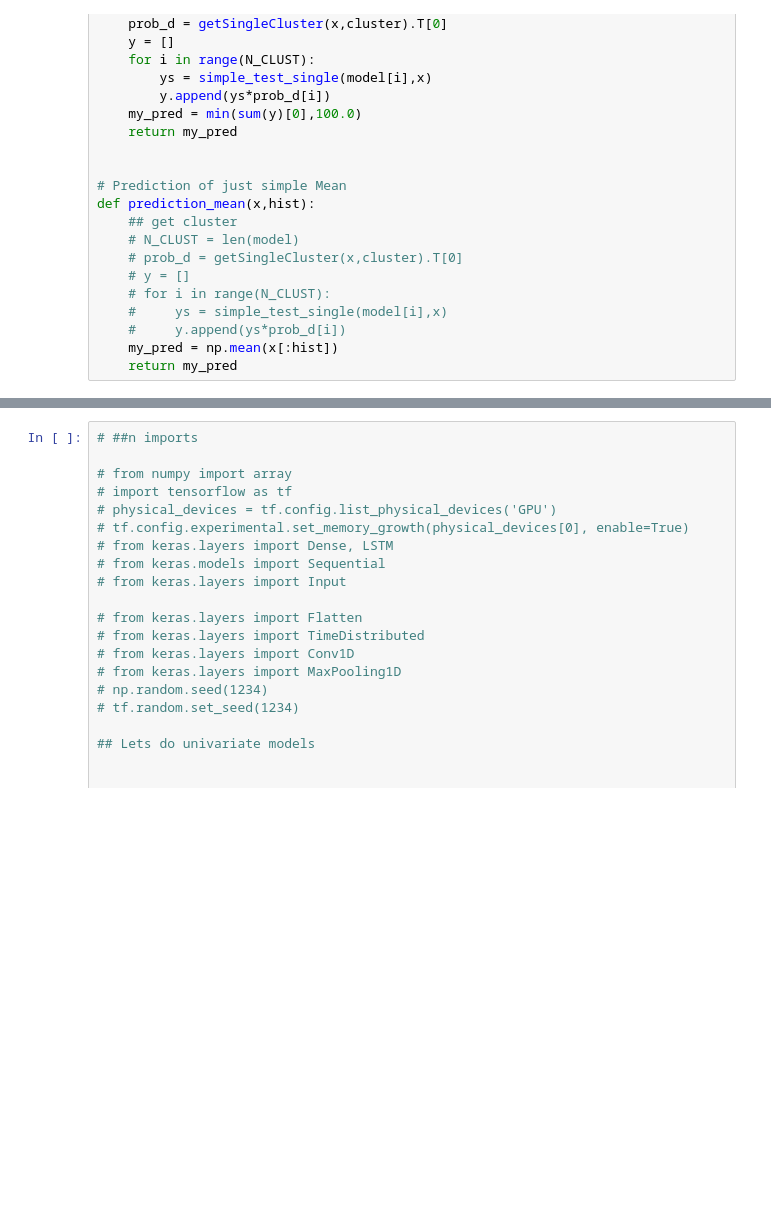
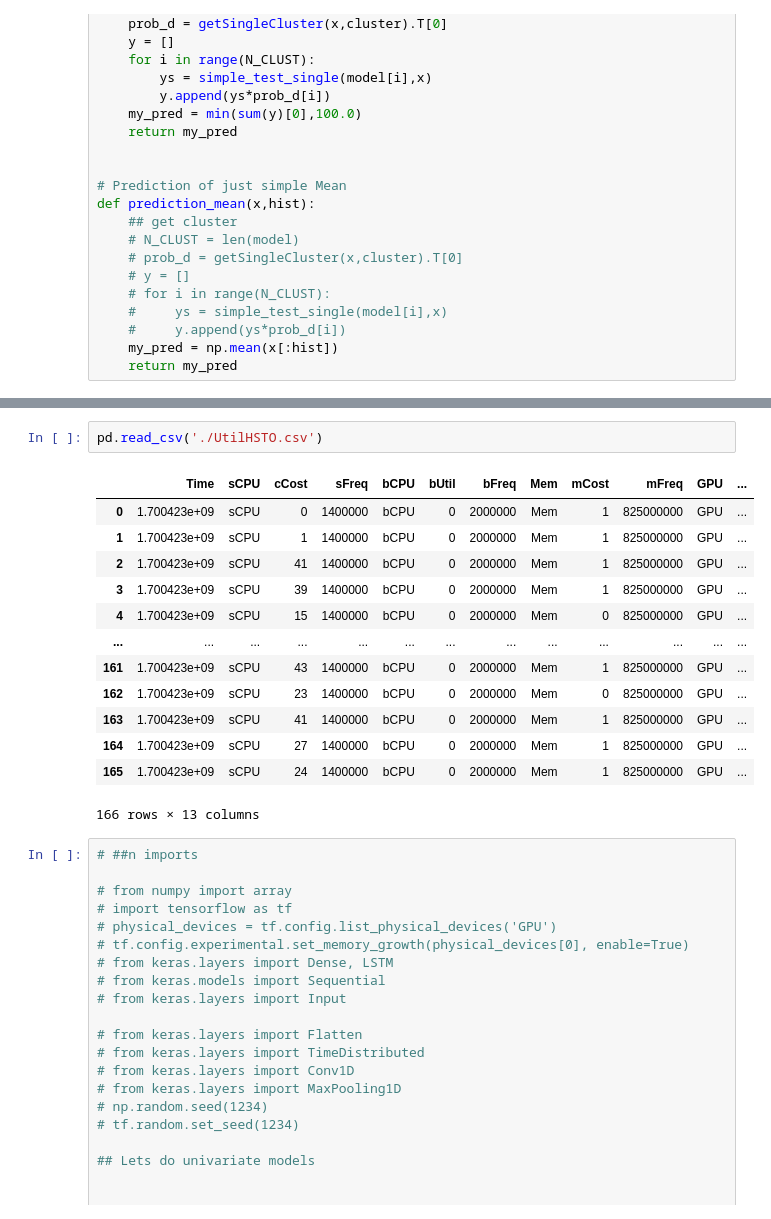
Before and after one commit to dipayan2/ARMAModel, a Jupyter notebook: AnalyzingModels.ipynb, the cells around one changed output, grey strips where cells are left out. Saved outputs shown, nothing was run; the diff lists cells and outputs as text; blank space fills up the shorter version.

```diff
--- a/AnalyzingModels.ipynb
+++ b/AnalyzingModels.ipynb
@@ -222,6 +233,22 @@ def energy_perf_analysis(y_act,y_est,act_freq,endog, details=False):
     if details:
         return stall, energy_ratio, est_freq, eff_util
     return stall, energy_ratio
+# %%
+pd.read_csv('./UtilHSTO.csv')
+# %% [output]
+|  | Time | sCPU | cCost | sFreq | bCPU | bUtil | bFreq | Mem | mCost | mFreq | GPU | ... |
+| 0 | 1.700423e+09 | sCPU | 0 | 1400000 | bCPU | 0 | 2000000 | Mem | 1 | 825000000 | GPU | ... |
+| 1 | 1.700423e+09 | sCPU | 1 | 1400000 | bCPU | 0 | 2000000 | Mem | 1 | 825000000 | GPU | ... |
+| 2 | 1.700423e+09 | sCPU | 41 | 1400000 | bCPU | 0 | 2000000 | Mem | 1 | 825000000 | GPU | ... |
+| 3 | 1.700423e+09 | sCPU | 39 | 1400000 | bCPU | 0 | 2000000 | Mem | 1 | 825000000 | GPU | ... |
+| 4 | 1.700423e+09 | sCPU | 15 | 1400000 | bCPU | 0 | 2000000 | Mem | 0 | 825000000 | GPU | ... |
+| ... | ... | ... | ... | ... | ... | ... | ... | ... | ... | ... | ... | ... |
+| 161 | 1.700423e+09 | sCPU | 43 | 1400000 | bCPU | 0 | 2000000 | Mem | 1 | 825000000 | GPU | ... |
+| 162 | 1.700423e+09 | sCPU | 23 | 1400000 | bCPU | 0 | 2000000 | Mem | 0 | 825000000 | GPU | ... |
+| 163 | 1.700423e+09 | sCPU | 41 | 1400000 | bCPU | 0 | 2000000 | Mem | 1 | 825000000 | GPU | ... |
+| 164 | 1.700423e+09 | sCPU | 27 | 1400000 | bCPU | 0 | 2000000 | Mem | 1 | 825000000 | GPU | ... |
+| 165 | 1.700423e+09 | sCPU | 24 | 1400000 | bCPU | 0 | 2000000 | Mem | 1 | 825000000 | GPU | ... |
+166 rows × 13 columns
 # %%
 # ##n imports
 
```
Also changed, not shown: parts of 15 cells of this notebook, 2 other files.
